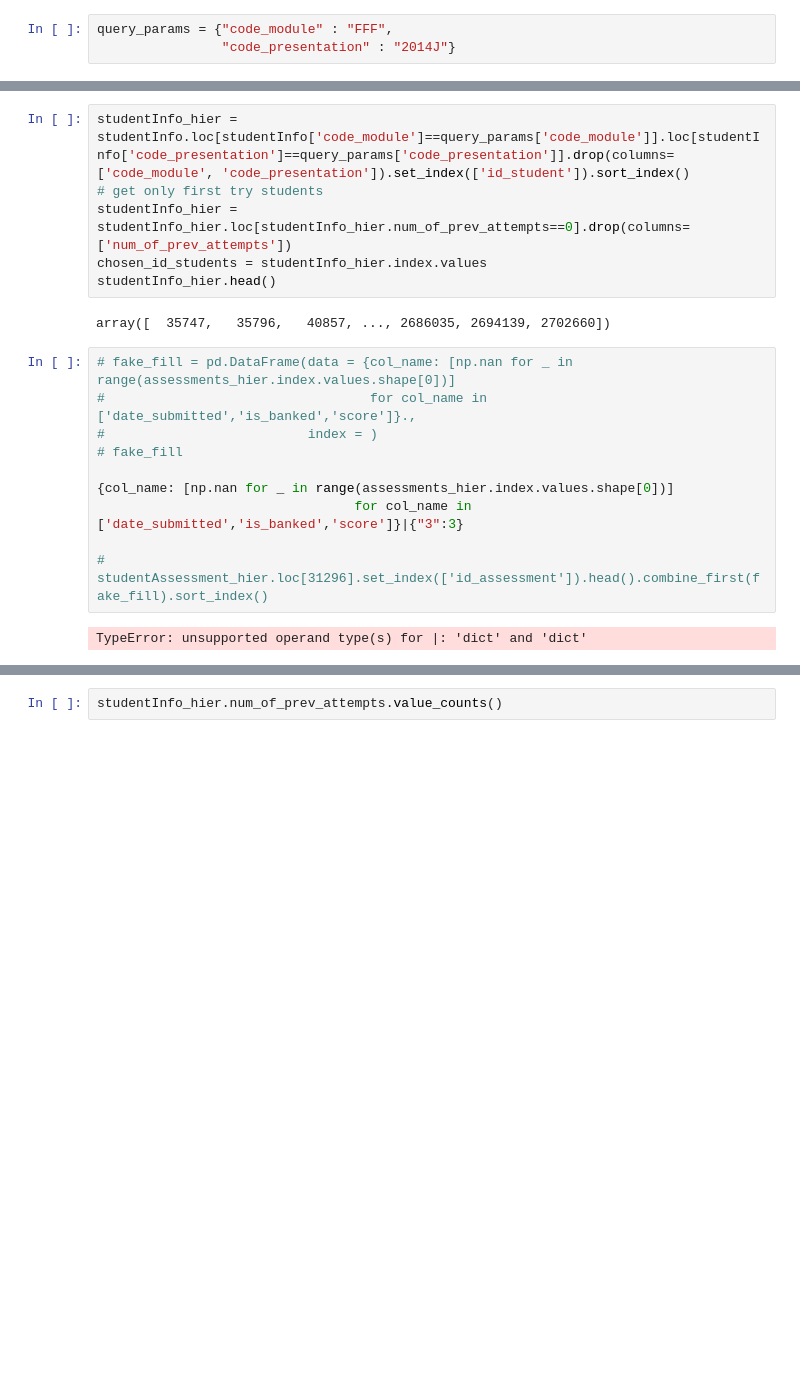
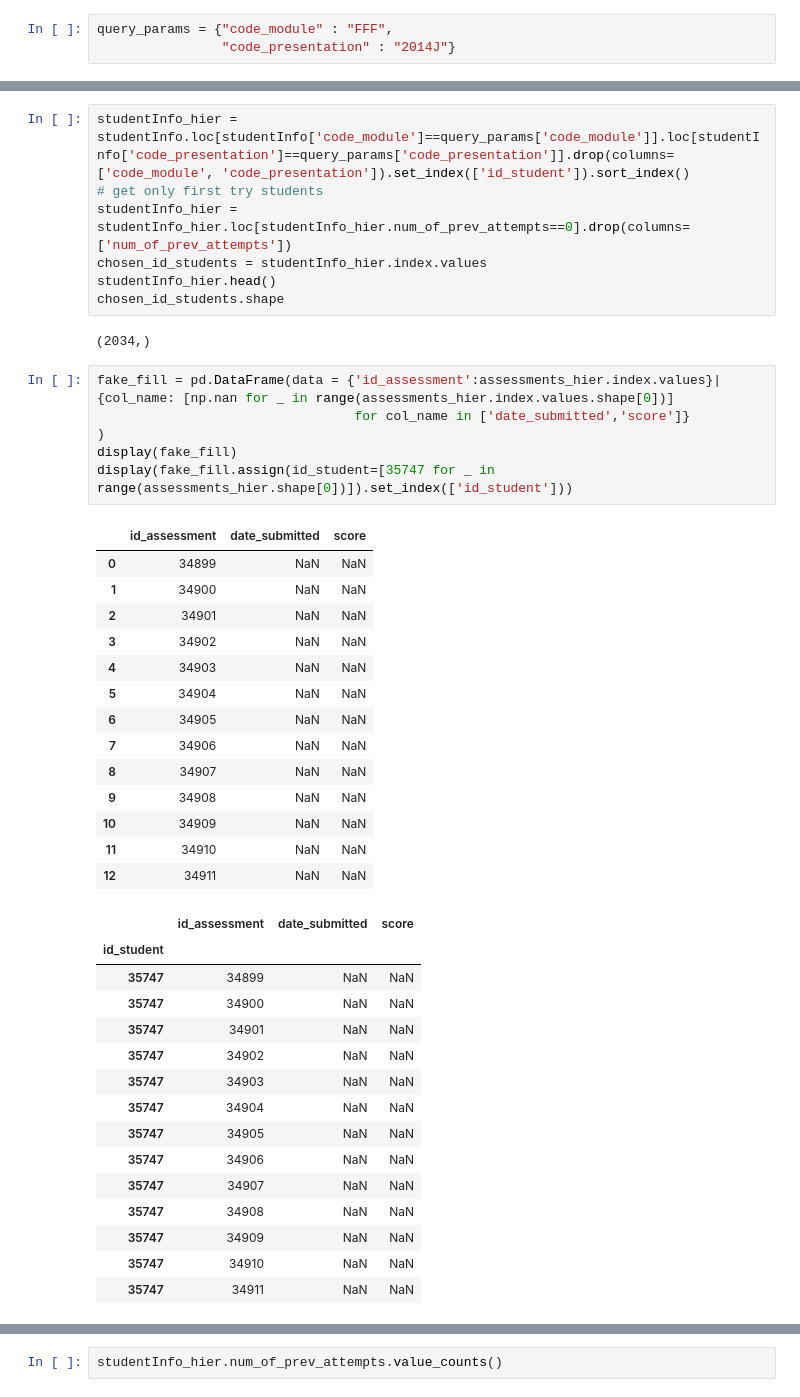
Before and after one commit to pszmk/LICENCJAT_SGH_2023, a Jupyter notebook: data_exploration2.ipynb, the cells around one changed output, grey strips where cells are left out. Saved outputs shown, nothing was run; the diff lists cells and outputs as text; blank space fills up the shorter version.

```diff
--- a/data_exploration2.ipynb
+++ b/data_exploration2.ipynb
@@ -39,17 +47,42 @@ studentInfo_hier = studentInfo.loc[studentInfo['code_module']==query_params['cod
 studentInfo_hier = studentInfo_hier.loc[studentInfo_hier.num_of_prev_attempts==0].drop(columns=['num_of_prev_attempts'])
 chosen_id_students = studentInfo_hier.index.values
 studentInfo_hier.head()
+chosen_id_students.shape
 # %% [output]
-array([  35747,   35796,   40857, ..., 2686035, 2694139, 2702660])
+(2034,)
 # %%
-# fake_fill = pd.DataFrame(data = {col_name: [np.nan for _ in range(assessments_hier.index.values.shape[0])]
-#                                  for col_name in ['date_submitted','is_banked','score']}.,
-#                          index = )
-# fake_fill
-
-{col_name: [np.nan for _ in range(assessments_hier.index.values.shape[0])]
-                                 for col_name in ['date_submitted','is_banked','score']}|{"3":3}
-
-# studentAssessment_hier.loc[31296].set_index(['id_assessment']).head().combine_first(fake_fill).sort_index()
+fake_fill = pd.DataFrame(data = {'id_assessment':assessments_hier.index.values}|{col_name: [np.nan for _ in range(assessments_hier.index.values.shape[0])]
+                                 for col_name in ['date_submitted','score']}
+)
+display(fake_fill)
+display(fake_fill.assign(id_student=[35747 for _ in range(assessments_hier.shape[0])]).set_index(['id_student']))
 # %% [output]
-TypeError: unsupported operand type(s) for |: 'dict' and 'dict'
+|  | id_assessment | date_submitted | score |
+| 0 | 34899 | NaN | NaN |
+| 1 | 34900 | NaN | NaN |
+| 2 | 34901 | NaN | NaN |
+| 3 | 34902 | NaN | NaN |
+| 4 | 34903 | NaN | NaN |
+| 5 | 34904 | NaN | NaN |
+| 6 | 34905 | NaN | NaN |
+| 7 | 34906 | NaN | NaN |
+| 8 | 34907 | NaN | NaN |
+| 9 | 34908 | NaN | NaN |
+| 10 | 34909 | NaN | NaN |
+| 11 | 34910 | NaN | NaN |
+| 12 | 34911 | NaN | NaN |
+|  | id_assessment | date_submitted | score |
+| id_student |  |  |  |
+| 35747 | 34899 | NaN | NaN |
+| 35747 | 34900 | NaN | NaN |
+| 35747 | 34901 | NaN | NaN |
+| 35747 | 34902 | NaN | NaN |
+| 35747 | 34903 | NaN | NaN |
+| 35747 | 34904 | NaN | NaN |
+| 35747 | 34905 | NaN | NaN |
+| 35747 | 34906 | NaN | NaN |
+| 35747 | 34907 | NaN | NaN |
+| 35747 | 34908 | NaN | NaN |
+| 35747 | 34909 | NaN | NaN |
+| 35747 | 34910 | NaN | NaN |
+| 35747 | 34911 | NaN | NaN |
```
Also changed, not shown: parts of 14 cells of this notebook, 7 other files.
